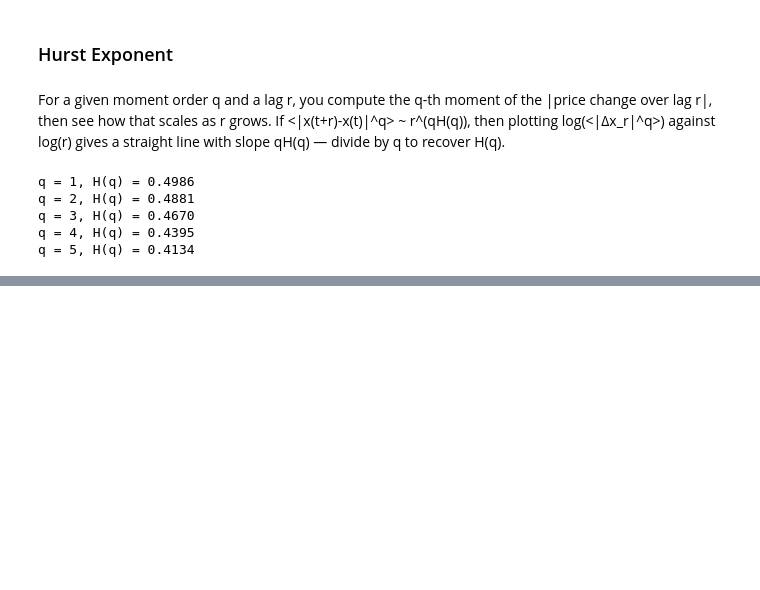
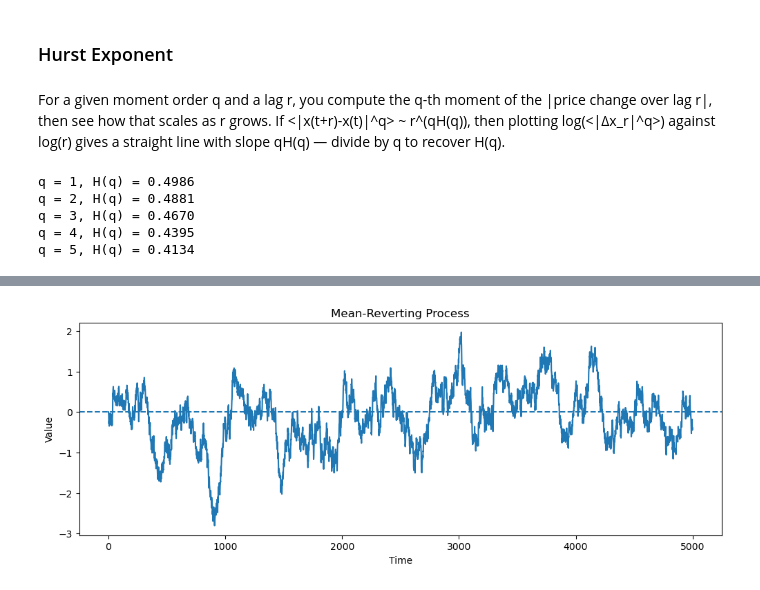
Before and after one commit to Kalebb12/Quantitative-Trading, a Jupyter notebook: learning/30_Stationarity_tests.ipynb, the cells around one changed output, grey strips where cells are left out. Cells and saved outputs as stored; diff of their text form; code cells hidden in the pictures; blank space fills up the shorter version.

```diff
--- a/learning/30_Stationarity_tests.ipynb
+++ b/learning/30_Stationarity_tests.ipynb
@@ -112,0 +135,25 @@ q = 5, H(q) = 0.4134
+# %%
+theta = 0.8      # strength of mean reversion
+mu = 0.0         # long-term mean
+sigma = 1.0
+dt = 0.01
+
+mean_reverting = np.zeros(n)
+
+for t in range(1, n):
+    noise = np.random.normal()
+    mean_reverting[t] = (
+        mean_reverting[t-1]
+        + theta * (mu - mean_reverting[t-1]) * dt
+        + sigma * np.sqrt(dt) * noise
+    )
+
+plt.figure(figsize=(12, 4))
+plt.plot(mean_reverting)
+plt.axhline(mu, linestyle="--")
+plt.title("Mean-Reverting Process")
+plt.xlabel("Time")
+plt.ylabel("Value")
+plt.show()
+# %% [output]
+[figure, added]
```
Also changed, not shown: parts of 18 cells of this notebook, 3 other files.
